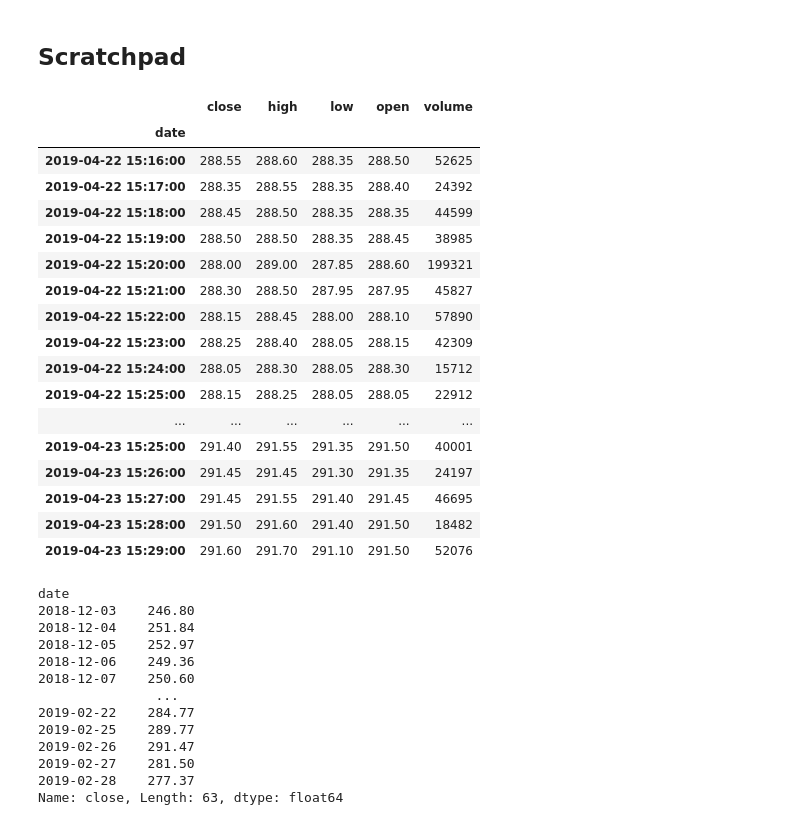
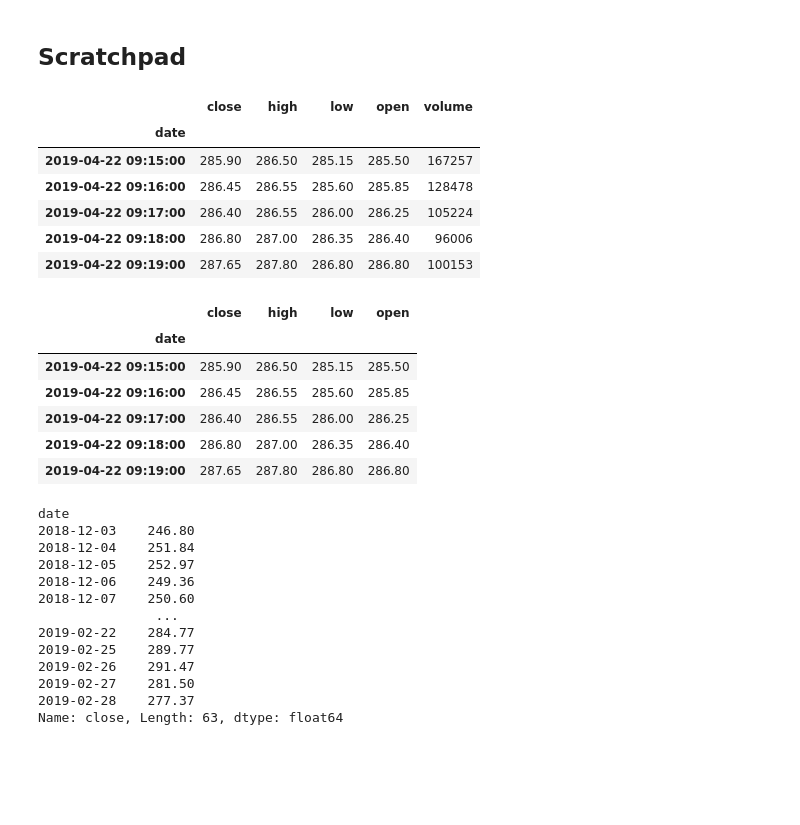
Before and after one commit to suhansaha/algotrader, a Jupyter notebook: src/freedom_v2_unit_test.ipynb, the cells around one changed output. Drawn from its saved outputs; the diff is of its cells as text; code cells hidden in the pictures; blank space fills up the shorter version.

```diff
--- a/src/freedom_v2_unit_test.ipynb
+++ b/src/freedom_v2_unit_test.ipynb
@@ -301,24 +301,13 @@ mydate = fromDate
 exchange = 'NSE'
 ohlc_data = {}
 ohlc_data[stock] = getData(stock, fromDate, toDate, exchange, freq, False, stock)
-# %%
-ohlc_data[stock][ohlc_data[stock].index.minute+ohlc_data[stock].index.hour*60 > (15*60+15)]
-# %% [output]
-|  | close | high | low | open | volume |
-| date |  |  |  |  |  |
-| 2019-04-22 15:16:00 | 288.55 | 288.60 | 288.35 | 288.50 | 52625 |
-| 2019-04-22 15:17:00 | 288.35 | 288.55 | 288.35 | 288.40 | 24392 |
-| 2019-04-22 15:18:00 | 288.45 | 288.50 | 288.35 | 288.35 | 44599 |
-| 2019-04-22 15:19:00 | 288.50 | 288.50 | 288.35 | 288.45 | 38985 |
-| 2019-04-22 15:20:00 | 288.00 | 289.00 | 287.85 | 288.60 | 199321 |
-| 2019-04-22 15:21:00 | 288.30 | 288.50 | 287.95 | 287.95 | 45827 |
-| 2019-04-22 15:22:00 | 288.15 | 288.45 | 288.00 | 288.10 | 57890 |
-| 2019-04-22 15:23:00 | 288.25 | 288.40 | 288.05 | 288.15 | 42309 |
-| 2019-04-22 15:24:00 | 288.05 | 288.30 | 288.05 | 288.30 | 15712 |
-| 2019-04-22 15:25:00 | 288.15 | 288.25 | 288.05 | 288.05 | 22912 |
-| ... | ... | ... | ... | ... | ... |
-| 2019-04-23 15:25:00 | 291.40 | 291.55 | 291.35 | 291.50 | 40001 |
-| 2019-04-23 15:26:00 | 291.45 | 291.45 | 291.30 | 291.35 | 24197 |
-| 2019-04-23 15:27:00 | 291.45 | 291.55 | 291.40 | 291.45 | 46695 |
-| 2019-04-23 15:28:00 | 291.50 | 291.60 | 291.40 | 291.50 | 18482 |
-| 2019-04-23 15:29:00 | 291.60 | 291.70 | 291.10 | 291.50 | 52076 |
+# %%
+ohlc_data[stock].head()
+# %% [output]
+|  | close | high | low | open | volume |
+| date |  |  |  |  |  |
+| 2019-04-22 09:15:00 | 285.90 | 286.50 | 285.15 | 285.50 | 167257 |
+| 2019-04-22 09:16:00 | 286.45 | 286.55 | 285.60 | 285.85 | 128478 |
+| 2019-04-22 09:17:00 | 286.40 | 286.55 | 286.00 | 286.25 | 105224 |
+| 2019-04-22 09:18:00 | 286.80 | 287.00 | 286.35 | 286.40 | 96006 |
+| 2019-04-22 09:19:00 | 287.65 | 287.80 | 286.80 | 286.80 | 100153 |
@@ -325,3 +316,34 @@ ohlc_data[stock][ohlc_data[stock].index.minute+ohlc_data[stock].index.hour*60 >
+# %%
+ohlc_df = pd.DataFrame()
+tmp_df = pd.DataFrame( data = ltp_df['open'].values, index =  ltp_df.index+timedelta(seconds=1), columns=['ltp']  )
+ohlc_df = ohlc_df.append(tmp_df)
+tmp_df = pd.DataFrame( data = ltp_df['close'].values, index =  ltp_df.index+timedelta(seconds=10), columns=['ltp']  )
+ohlc_df = ohlc_df.append(tmp_df)
+tmp_df = pd.DataFrame( data = ltp_df['high'].values, index =  ltp_df.index+timedelta(seconds=4), columns=['ltp']  )
+ohlc_df = ohlc_df.append(tmp_df)
+tmp_df = pd.DataFrame( data = ltp_df['low'].values, index =  ltp_df.index+timedelta(seconds=5), columns=['ltp']  )
+ohlc_df = ohlc_df.append(tmp_df)
+ohlc_df
+
+def resample(df, freq = '1T'):
+    tmp_df = pd.DataFrame()
+
+    tmp_df['close'] = df.resample(freq,label='left', closed='right').last()
+    tmp_df['high'] = df.resample(freq,label='left', closed='right').max()
+    tmp_df['low'] = df.resample(freq,label='left', closed='right').min()
+    tmp_df['open'] = df.resample(freq,label='left', closed='right').first()
+
+    return tmp_df
+
+resample(ohlc_df['ltp'])
+# %% [output]
+|  | close | high | low | open |
+| date |  |  |  |  |
+| 2019-04-22 09:15:00 | 285.90 | 286.50 | 285.15 | 285.50 |
+| 2019-04-22 09:16:00 | 286.45 | 286.55 | 285.60 | 285.85 |
+| 2019-04-22 09:17:00 | 286.40 | 286.55 | 286.00 | 286.25 |
+| 2019-04-22 09:18:00 | 286.80 | 287.00 | 286.35 | 286.40 |
+| 2019-04-22 09:19:00 | 287.65 | 287.80 | 286.80 | 286.80 |
 # %%
 ohlc_data[stock]['close']
 # %% [output]
```
Also changed, not shown: parts of 6 cells of this notebook, 1 other file.
